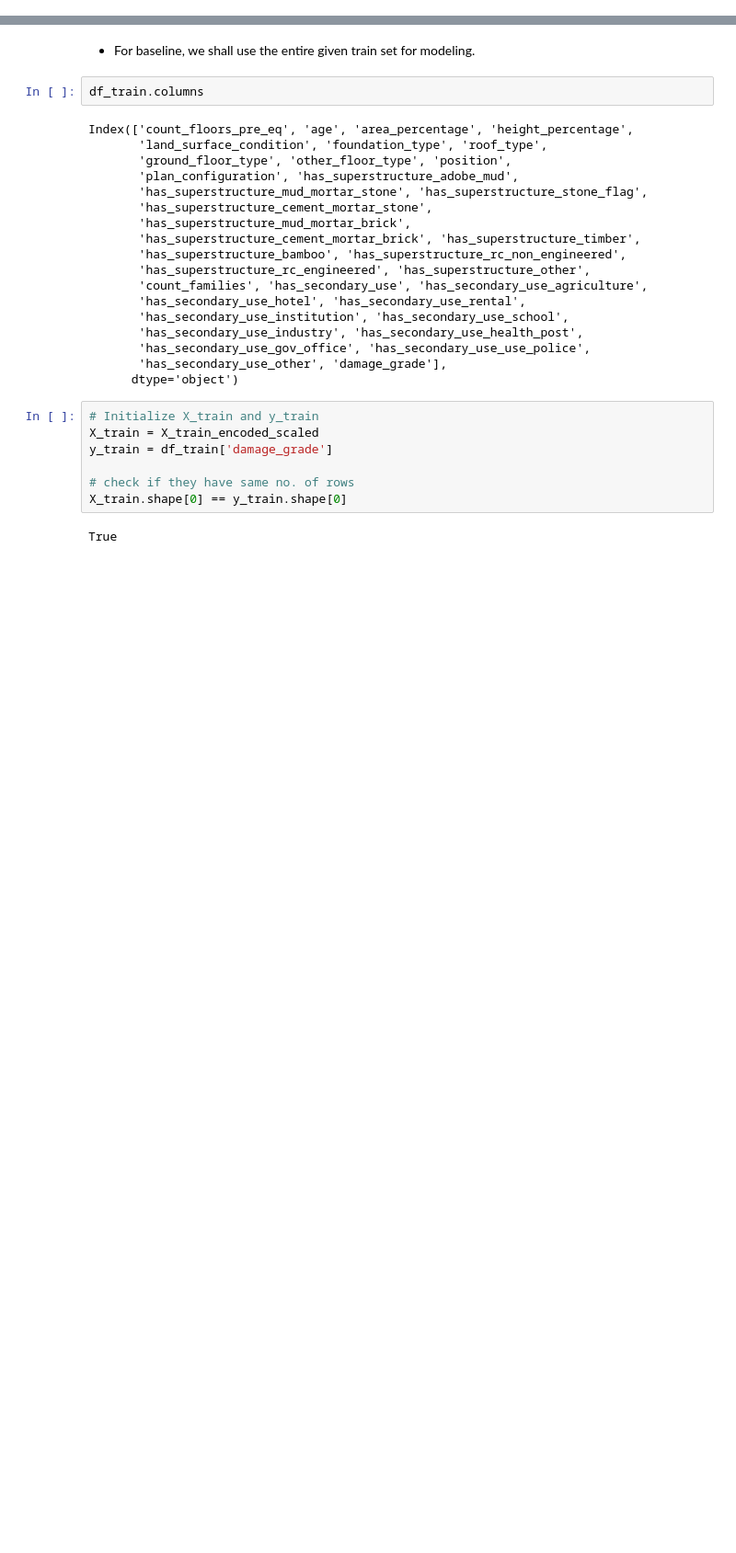
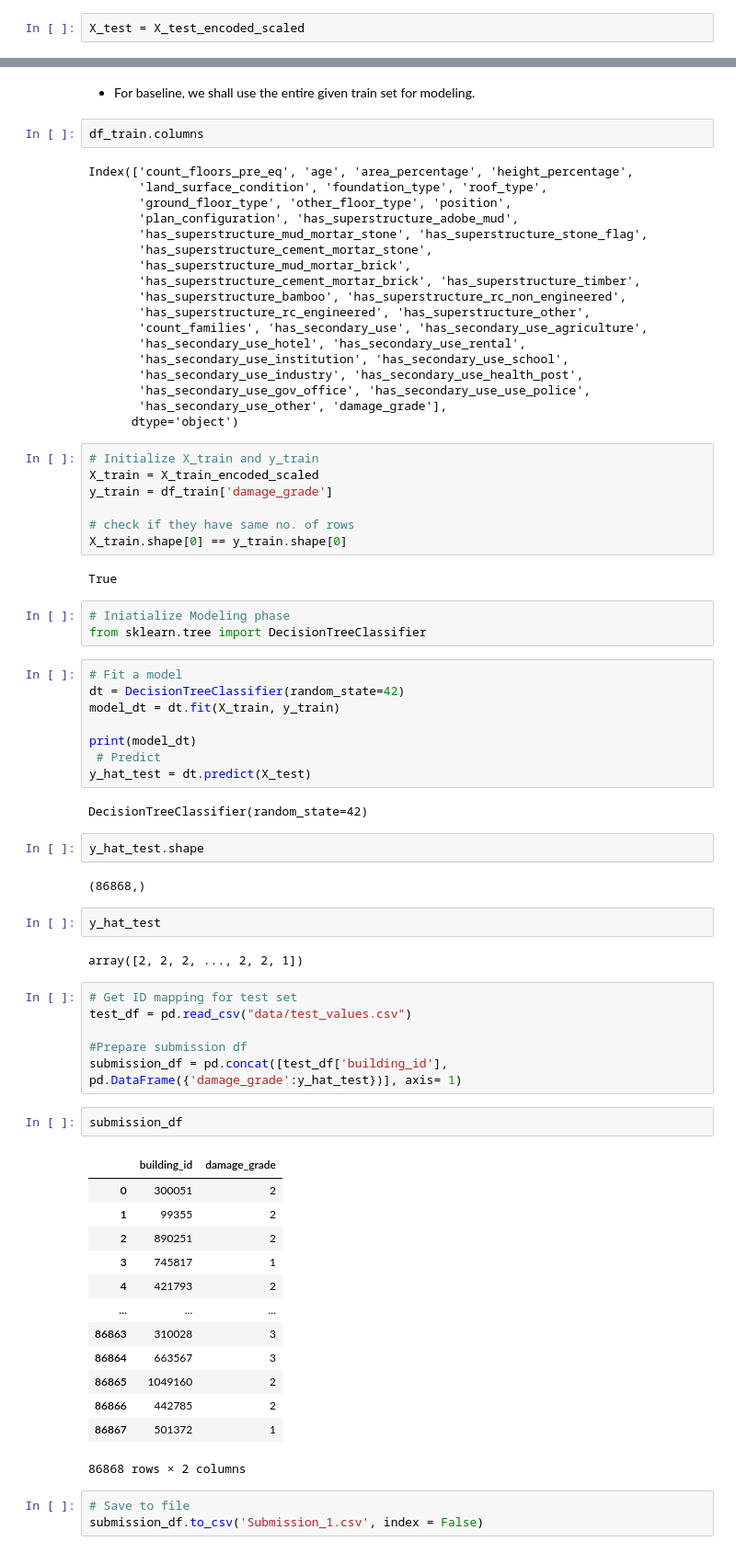
Before and after one commit to L-N-E0/Richter-s-Predictor-Modeling-Earthquake-Damage, a Jupyter notebook: script.ipynb, the cells around one changed output, grey strips where cells are left out. Shown: that part at 92% size. Cells and saved outputs as stored; diff of their text form; blank space fills up the shorter version.

```diff
--- a/script.ipynb
+++ b/script.ipynb
@@ -542,6 +542,8 @@ X_test_encoded_scaled
 | 86866 | 0.0 | 1.0 | 0.0 | 1.0 | 0.0 | ... |
 | 86867 | 0.0 | 1.0 | 0.0 | 1.0 | 0.0 | ... |
 86868 rows × 54 columns
+# %%
+X_test = X_test_encoded_scaled
 # %% [markdown]
 ##  Modeling
 # %% [markdown]
@@ -575,3 +577,49 @@ y_train = df_train['damage_grade']
 X_train.shape[0] == y_train.shape[0]
 # %% [output]
 True
+# %%
+# Iniatialize Modeling phase
+from sklearn.tree import DecisionTreeClassifier
+# %%
+# Fit a model
+dt = DecisionTreeClassifier(random_state=42)
+model_dt = dt.fit(X_train, y_train)
+
+print(model_dt)
+ # Predict
+y_hat_test = dt.predict(X_test)
+# %% [output]
+DecisionTreeClassifier(random_state=42)
+# %%
+y_hat_test.shape
+# %% [output]
+(86868,)
+# %%
+y_hat_test
+# %% [output]
+array([2, 2, 2, ..., 2, 2, 1])
+# %%
+# Get ID mapping for test set
+test_df = pd.read_csv("data/test_values.csv")
+
+#Prepare submission df
+submission_df = pd.concat([test_df['building_id'], pd.DataFrame({'damage_grade':y_hat_test})], axis= 1)
+# %%
+submission_df
+# %% [output]
+|  | building_id | damage_grade |
+| 0 | 300051 | 2 |
+| 1 | 99355 | 2 |
+| 2 | 890251 | 2 |
+| 3 | 745817 | 1 |
+| 4 | 421793 | 2 |
+| ... | ... | ... |
+| 86863 | 310028 | 3 |
+| 86864 | 663567 | 3 |
+| 86865 | 1049160 | 2 |
+| 86866 | 442785 | 2 |
+| 86867 | 501372 | 1 |
+86868 rows × 2 columns
+# %%
+# Save to file
+submission_df.to_csv('Submission_1.csv', index = False)
```
Also changed, not shown: 1 other file.
